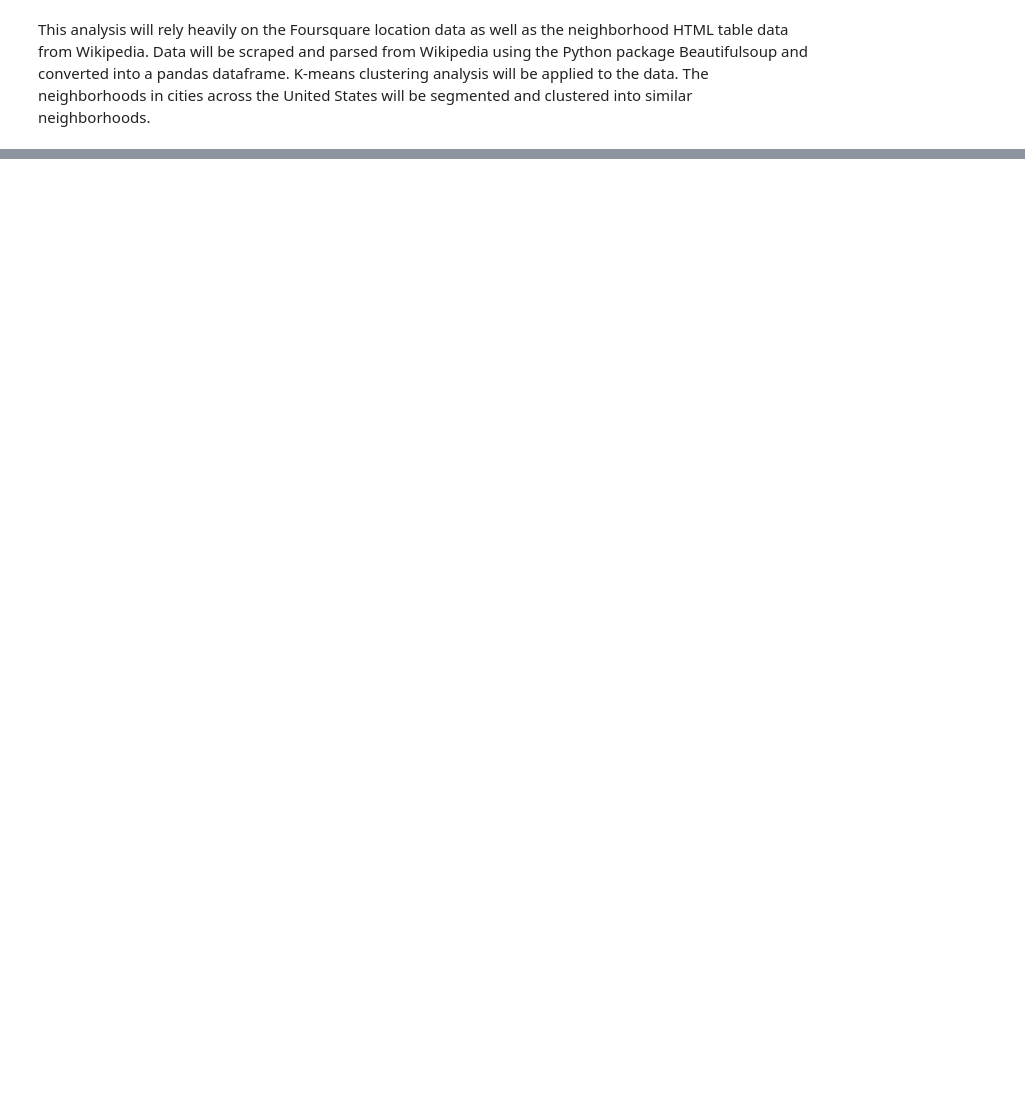
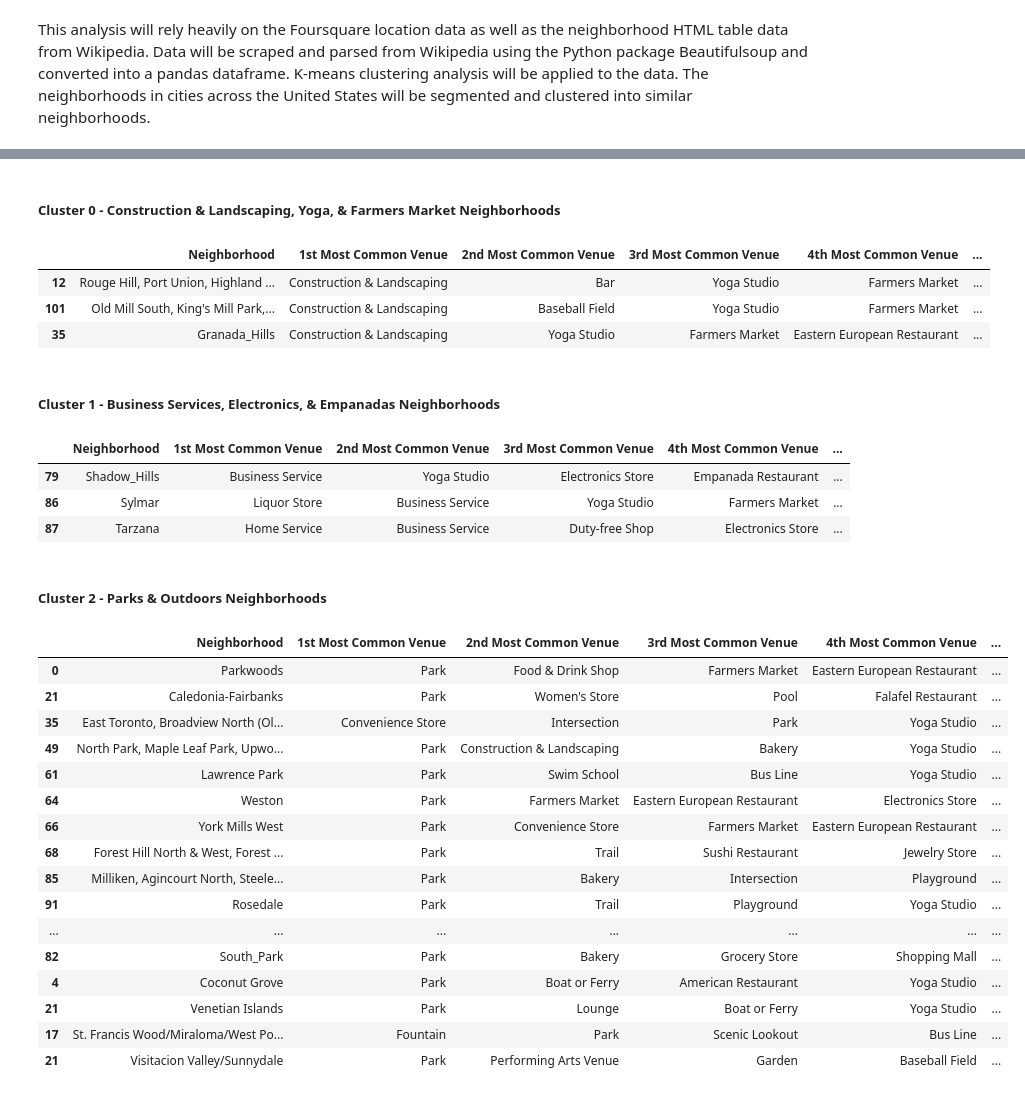
Before and after one commit to melfuechec/applied_data_science_capstone_project, a Jupyter notebook: applied_data_science_capstone_project.ipynb, the cells around one changed output, grey strips where cells are left out. Saved outputs shown, nothing was run; the diff lists cells and outputs as text; code cells hidden in the pictures; blank space fills up the shorter version.

```diff
--- a/applied_data_science_capstone_project.ipynb
+++ b/applied_data_science_capstone_project.ipynb
@@ -16,0 +317,7 @@ This analysis will rely heavily on the Foursquare location data as well as the n
+# %%
+#function to sort the venues in descending order.
+def return_most_common_venues(row, num_top_venues):
+    row_categories = row.iloc[1:]
+    row_categories_sorted = row_categories.sort_values(ascending=False)
+
+    return row_categories_sorted.index.values[0:num_top_venues]
@@ -16,0 +355,11 @@ This analysis will rely heavily on the Foursquare location data as well as the n
+# %%
+# set number of clusters
+kclusters = 6
+
+all_neighb_venues_grouped_clustering = all_neighb_venues_grouped.drop('Neighborhood', 1)
+
+# run k-means clustering
+kmeans = KMeans(n_clusters=kclusters, random_state=0).fit(all_neighb_venues_grouped_clustering)
+
+# check cluster labels generated for each row in the dataframe
+kmeans.labels_[0:10]
@@ -16,0 +370,11 @@ This analysis will rely heavily on the Foursquare location data as well as the n
+# %%
+# add clustering labels
+neighborhoods_venues_sorted.insert(0, 'Cluster Labels', kmeans.labels_)
+
+all_neighbs_merged = all_neighbs
+
+# merge manhattan_grouped with manhattan_data to add latitude/longitude for each neighborhood
+all_neighbs_merged = all_neighbs_merged.join(neighborhoods_venues_sorted.set_index('Neighborhood'), on='Neighborhood')
+
+all_neighbs_merged.head() # check the last columns!
+all_neighbs_merged.dropna(inplace=True)
@@ -16,0 +447,2 @@ This analysis will rely heavily on the Foursquare location data as well as the n
+# %%
+all_neighbs_merged['Cluster Labels'] = all_neighbs_merged['Cluster Labels']
@@ -16,0 +465,40 @@ This analysis will rely heavily on the Foursquare location data as well as the n
+# %% [markdown]
+##### Cluster 0 - Construction & Landscaping, Yoga, & Farmers Market Neighborhoods
+# %%
+all_neighbs_merged.loc[all_neighbs_merged['Cluster Labels'] == 0, all_neighbs_merged.columns[[0] + list(range(4, all_neighbs_merged.shape[1]))]]
+# %% [output]
+|  | Neighborhood | 1st Most Common Venue | 2nd Most Common Venue | 3rd Most Common Venue | 4th Most Common Venue | ... |
+| 12 | Rouge Hill, Port Union, Highland ... | Construction & Landscaping | Bar | Yoga Studio | Farmers Market | ... |
+| 101 | Old Mill South, King's Mill Park,... | Construction & Landscaping | Baseball Field | Yoga Studio | Farmers Market | ... |
+| 35 | Granada_Hills | Construction & Landscaping | Yoga Studio | Farmers Market | Eastern European Restaurant | ... |
+# %% [markdown]
+##### Cluster 1 - Business Services, Electronics, & Empanadas Neighborhoods
+# %%
+all_neighbs_merged.loc[all_neighbs_merged['Cluster Labels'] == 1, all_neighbs_merged.columns[[0] + list(range(4, all_neighbs_merged.shape[1]))]]
+# %% [output]
+|  | Neighborhood | 1st Most Common Venue | 2nd Most Common Venue | 3rd Most Common Venue | 4th Most Common Venue | ... |
+| 79 | Shadow_Hills | Business Service | Yoga Studio | Electronics Store | Empanada Restaurant | ... |
+| 86 | Sylmar | Liquor Store | Business Service | Yoga Studio | Farmers Market | ... |
+| 87 | Tarzana | Home Service | Business Service | Duty-free Shop | Electronics Store | ... |
+# %% [markdown]
+##### Cluster 2 - Parks & Outdoors Neighborhoods
+# %%
+all_neighbs_merged.loc[all_neighbs_merged['Cluster Labels'] == 2, all_neighbs_merged.columns[[0] + list(range(4, all_neighbs_merged.shape[1]))]]
+# %% [output]
+|  | Neighborhood | 1st Most Common Venue | 2nd Most Common Venue | 3rd Most Common Venue | 4th Most Common Venue | ... |
+| 0 | Parkwoods | Park | Food & Drink Shop | Farmers Market | Eastern European Restaurant | ... |
+| 21 | Caledonia-Fairbanks | Park | Women's Store | Pool | Falafel Restaurant | ... |
+| 35 | East Toronto, Broadview North (Ol... | Convenience Store | Intersection | Park | Yoga Studio | ... |
+| 49 | North Park, Maple Leaf Park, Upwo... | Park | Construction & Landscaping | Bakery | Yoga Studio | ... |
+| 61 | Lawrence Park | Park | Swim School | Bus Line | Yoga Studio | ... |
+| 64 | Weston | Park | Farmers Market | Eastern European Restaurant | Electronics Store | ... |
+| 66 | York Mills West | Park | Convenience Store | Farmers Market | Eastern European Restaurant | ... |
+| 68 | Forest Hill North & West, Forest ... | Park | Trail | Sushi Restaurant | Jewelry Store | ... |
+| 85 | Milliken, Agincourt North, Steele... | Park | Bakery | Intersection | Playground | ... |
+| 91 | Rosedale | Park | Trail | Playground | Yoga Studio | ... |
+| ... | ... | ... | ... | ... | ... | ... |
+| 82 | South_Park | Park | Bakery | Grocery Store | Shopping Mall | ... |
+| 4 | Coconut Grove | Park | Boat or Ferry | American Restaurant | Yoga Studio | ... |
+| 21 | Venetian Islands | Park | Lounge | Boat or Ferry | Yoga Studio | ... |
+| 17 | St. Francis Wood/Miraloma/West Po... | Fountain | Park | Scenic Lookout | Bus Line | ... |
+| 21 | Visitacion Valley/Sunnydale | Park | Performing Arts Venue | Garden | Baseball Field | ... |
```
Also changed, not shown: parts of 62 cells of this notebook.
